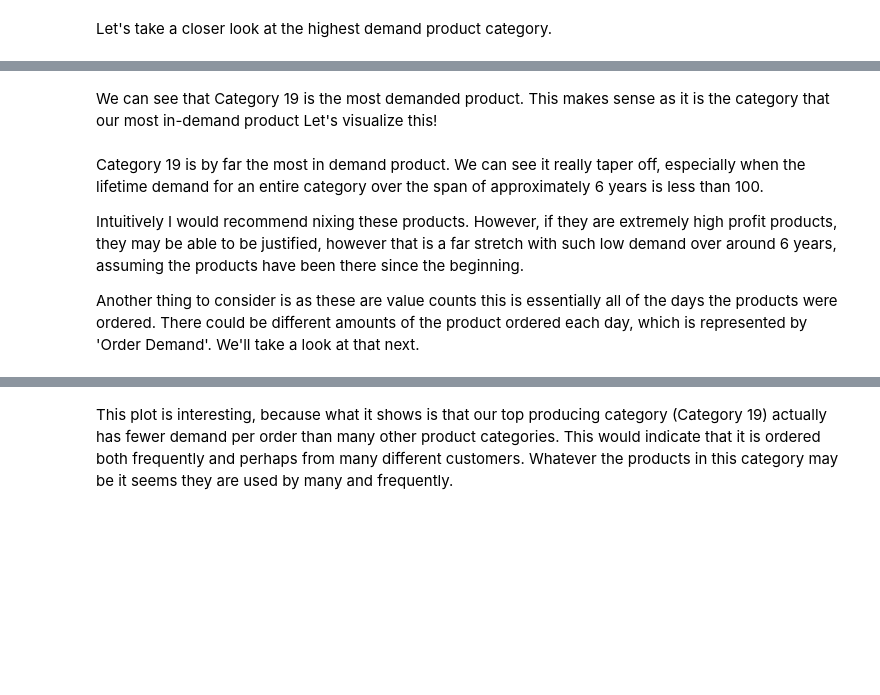
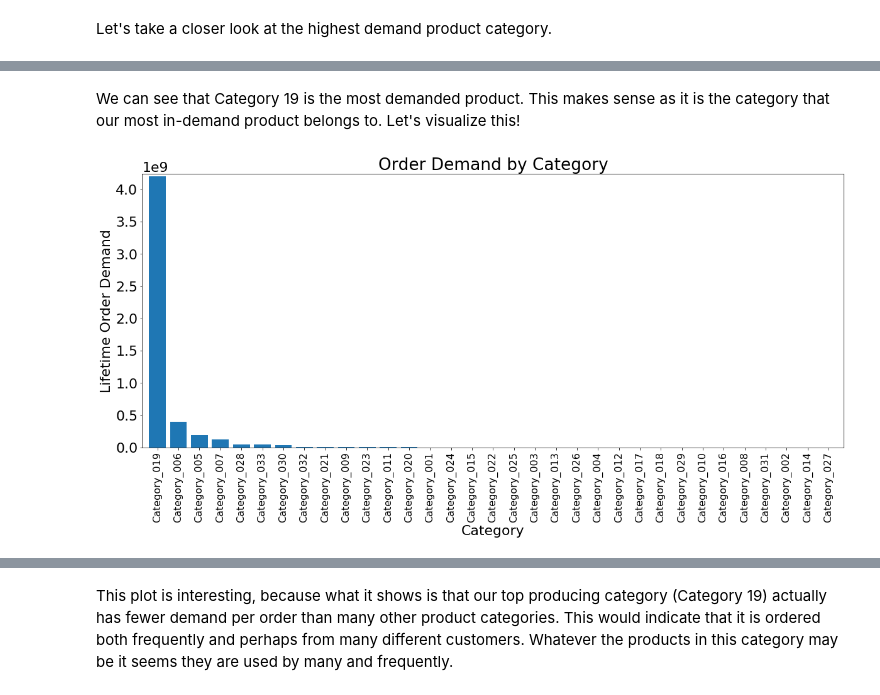
Before and after one commit to JessicaFB/Product-Demand-Forecasting, a Jupyter notebook: Product-Demand-Forecasting.ipynb, the cells around one changed output, grey strips where cells are left out. Saved outputs shown, nothing was run; the diff lists cells and outputs as text; code cells hidden in the pictures; blank space fills up the shorter version.

```diff
--- a/Product-Demand-Forecasting.ipynb
+++ b/Product-Demand-Forecasting.ipynb
@@ -823,2 +832,2 @@ top_cat.head()
 # %% [markdown]
-We can see that Category 19 is the most demanded product. This makes sense as it is the category that our most in-demand product  Let's visualize this!
+We can see that Category 19 is the most demanded product. This makes sense as it is the category that our most in-demand product belongs to.  Let's visualize this!
@@ -832,6 +833,0 @@ plt.show()
-# %% [markdown]
-Category 19 is by far the most in demand product. We can see it really taper off, especially when the lifetime demand for an entire category over the span of approximately 6 years is less than 100.
-
-Intuitively I would recommend nixing these products. However, if they are extremely high profit products, they may be able to be justified, however that is a far stretch with such low demand over around 6 years, assuming the products have been there since the beginning.
-
-Another thing to consider is as these are value counts this is essentially all of the days the products were ordered. There could be different amounts of the product ordered each day, which is represented by 'Order Demand'. We'll take a look at that next.
@@ -844,18 +834,23 @@ ts_df_cat
 # %%
-# Set variables and labels
-
 # x-labels
-labels = ts_df_cat.index
+labels = top_cat.index
 # x-values
 products = list(range(0,len(labels)))
 # y-values
-order_demand = ts_df_cat.Order_Demand
+order_demand = top_cat.Order_Demand
 
 # Plot
 # Set figure
 plt.figure(figsize=(20,8))
+# Prevent extra whitespace
+plt.margins(0.01)
 # Plot
 plt.bar(products, order_demand, align='center')
 # Add labels & rotate 90 degrees
-plt.xticks(products, labels, rotation = 90)
+plt.xticks(products, labels, rotation = 90, fontsize=16)
+plt.title('Order Demand by Category')
+plt.ylabel('Lifetime Order Demand')
+plt.xlabel('Category')
 plt.show()
+# %% [output]
+[figure, added]
```
Also changed, not shown: parts of 38 cells of this notebook.
